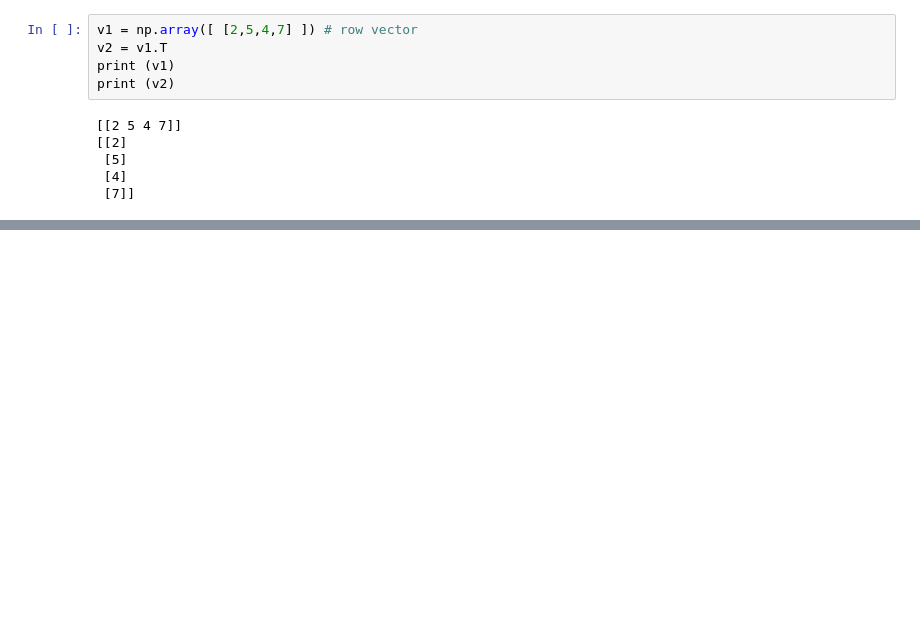
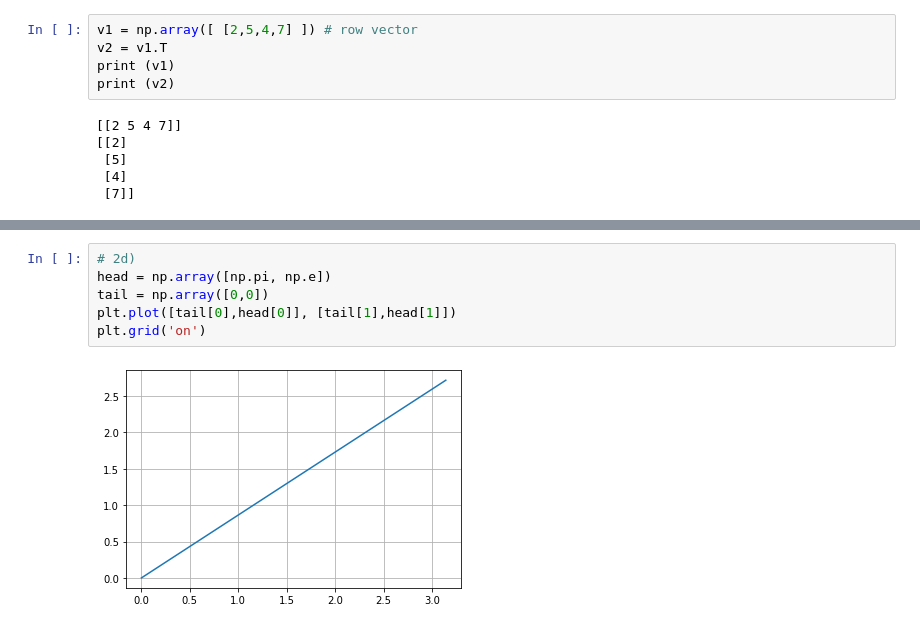
Before and after one commit to BrianLDev/Linear-Algebra-Code-Book, a Jupyter notebook: Ch02.ipynb, the cells around one changed output, grey strips where cells are left out. Saved outputs shown, nothing was run; the diff lists cells and outputs as text; blank space fills up the shorter version.

```diff
--- a/Ch02.ipynb
+++ b/Ch02.ipynb
@@ -27,0 +128,8 @@ print (v2)
+# %%
+# 2d)
+head = np.array([np.pi, np.e])
+tail = np.array([0,0])
+plt.plot([tail[0],head[0]], [tail[1],head[1]])
+plt.grid('on')
+# %% [output]
+[figure, added]
```
Also changed, not shown: parts of 32 cells of this notebook, 7 other files.
